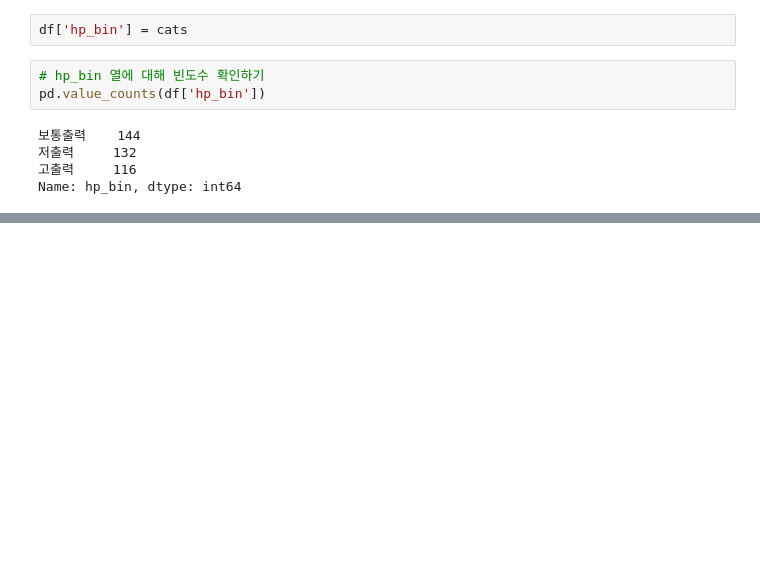
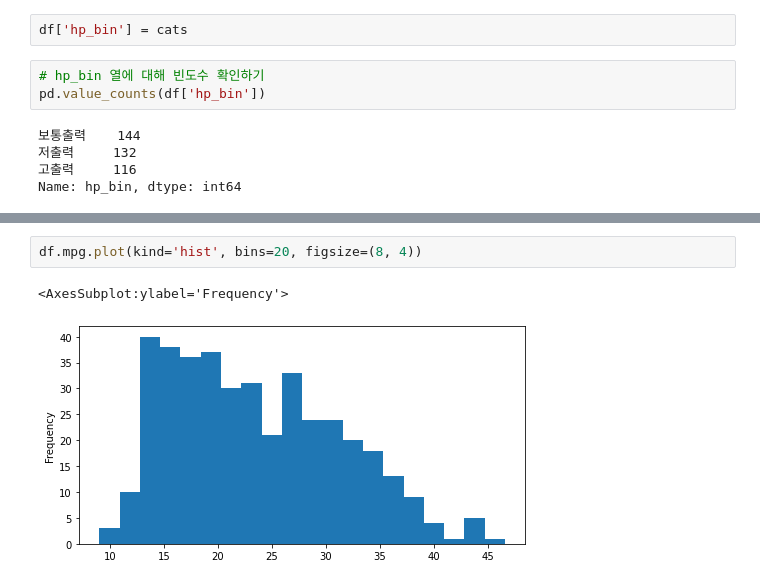
Before and after one commit to kimgchanwool/numpy-pandas, a Jupyter notebook: 자동차 연비 데이터 분석.ipynb, the cells around one changed output, grey strips where cells are left out. Drawn from its saved outputs; the diff is of its cells as text; blank space fills up the shorter version.

```diff
--- a/자동차 연비 데이터 분석.ipynb
+++ b/자동차 연비 데이터 분석.ipynb
@@ -442,0 +554,5 @@ Name: hp_bin, dtype: int64
+# %%
+df.mpg.plot(kind='hist', bins=20, figsize=(8, 4))
+# %% [output]
+<AxesSubplot:ylabel='Frequency'>
+[figure, added]
```
Also changed, not shown: parts of 51 cells of this notebook, 3 other files.
